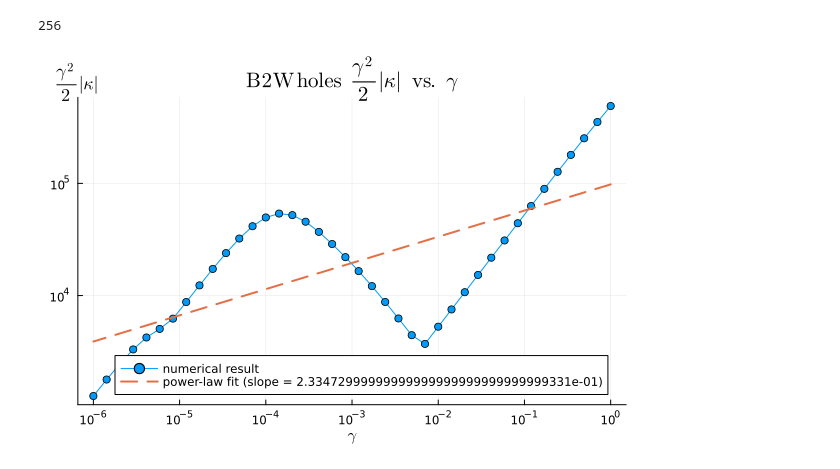
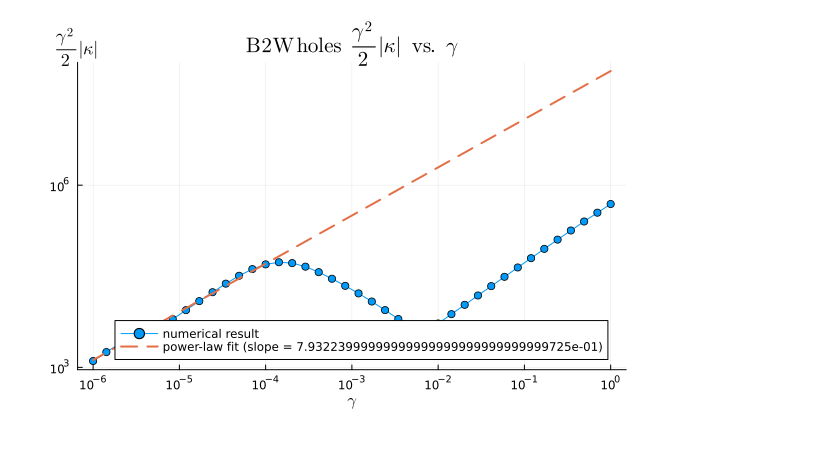
Before and after one commit to qudx54632/Spinfoam-effective-project, a Jupyter notebook: plots.ipynb, the cells around one changed output. Saved outputs shown, nothing was run; the diff lists cells and outputs as text; code cells hidden in the pictures.

```diff
--- a/plots.ipynb
+++ b/plots.ipynb
@@ -116,12 +100,8 @@ kappa_matrix_list[4]
-# %%
-precision(real(kappa_matrix_list[4][1]))
-# %% [output]
-256
 # %%
-using DoubleFloats
 # ------------------------------------------------------------
 # Load data
 # ------------------------------------------------------------
+using DoubleFloats
 @load "./data/gamma_scan_B2Wholes.jld2" gamma_list kappa_matrix_list
 
 # ------------------------------------------------------------
@@ -135,32 +115,32 @@ p3 = plot(
     xscale = :log10,
     yscale = :log10,
     xlabel = L"\gamma",
     title = L"\mathrm{B2W holes}\ \frac{\gamma^2}{2}\,\|\kappa\| \ \mathrm{vs.}\ \gamma",
     label = "numerical result",
     legend = :bottomright
 )
 
 # top-left formula (like your current style)
 annotate!(
     (0.00001, 1.05),
     text(L"\frac{\gamma^2}{2}\,\|\kappa \|", 12)
 )
 
-p = fit(log10.(gamma_list), log10.(kappa_B2Wholes), 1)
+p = fit(log10.(gamma_list[end-10:end]), log10.(kappa_B2Wholes[end-10:end]), 1)
 a, b = coeffs(p)
 fit_curve = 10 .^ (a .+ b .* log10.(gamma_list))
 # ------------------------------------------------------------
 # Show plots
 # ------------------------------------------------------------
 plot!(
     p3,
     gamma_list,
     fit_curve,
     lw = 2,
     linestyle = :dash,
     label = "power-law fit (slope = $(round(b, digits=6)))"
 )
 
 display(p3)
 # %% [output]
-[figure, old version]
+[figure, new version]
```
Also changed, not shown: parts of 5 cells of this notebook, 8 other files.
